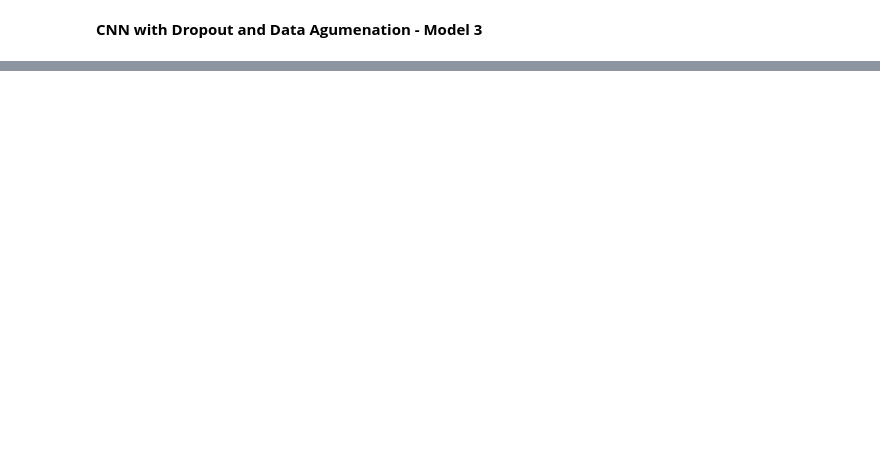
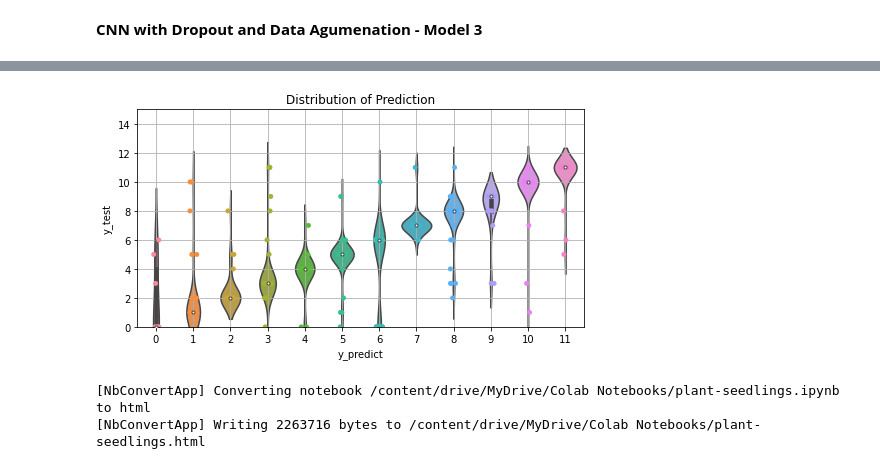
Before and after one commit to milind69/milind69, a Jupyter notebook: plant_seedlings.ipynb, the cells around one changed output, grey strips where cells are left out. Cells and saved outputs as stored; diff of their text form; code cells hidden in the pictures; blank space fills up the shorter version.

```diff
--- a/plant_seedlings.ipynb
+++ b/plant_seedlings.ipynb
@@ -1027,10 +1169,15 @@ print(test_img['y_test'])
 # %%
 plt.figure(figsize=(8,4))
 ax=sns.stripplot(data=test_df_da,y='y_test', x='y_predict', jitter=True, dodge=True)
-#ax=sns.violinplot(data=test_df,y='y_test', x='y_predict', jitter=True, dodge=True)
+ax=sns.violinplot(data=test_df_da,y='y_test', x='y_predict', jitter=True, dodge=True)
 plt.title("Distribution of Prediction")
 plt.ylim(0,15)
 plt.grid(True)
+# %% [output]
+[figure, added]
 # %%
-#%%shell
-#jupyter nbconvert --to html '/content/drive/MyDrive/Colab Notebooks/plant-seedlings.ipynb'
+%%shell
+jupyter nbconvert --to html '/content/drive/MyDrive/Colab Notebooks/plant-seedlings.ipynb'
+# %% [output]
+[NbConvertApp] Converting notebook /content/drive/MyDrive/Colab Notebooks/plant-seedlings.ipynb to html
+[NbConvertApp] Writing 2263716 bytes to /content/drive/MyDrive/Colab Notebooks/plant-seedlings.html
```
Also changed, not shown: parts of 37 cells of this notebook.
